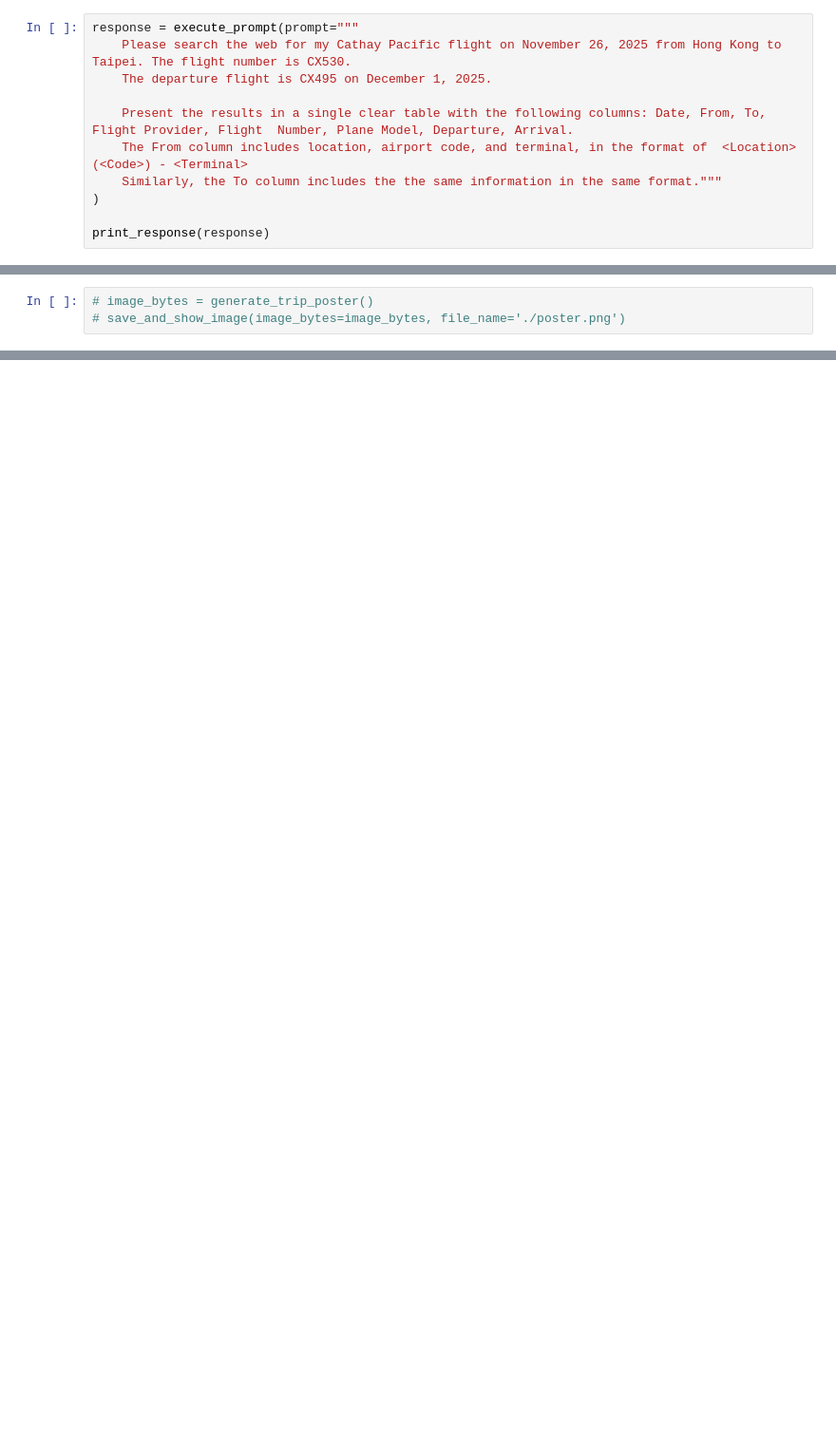
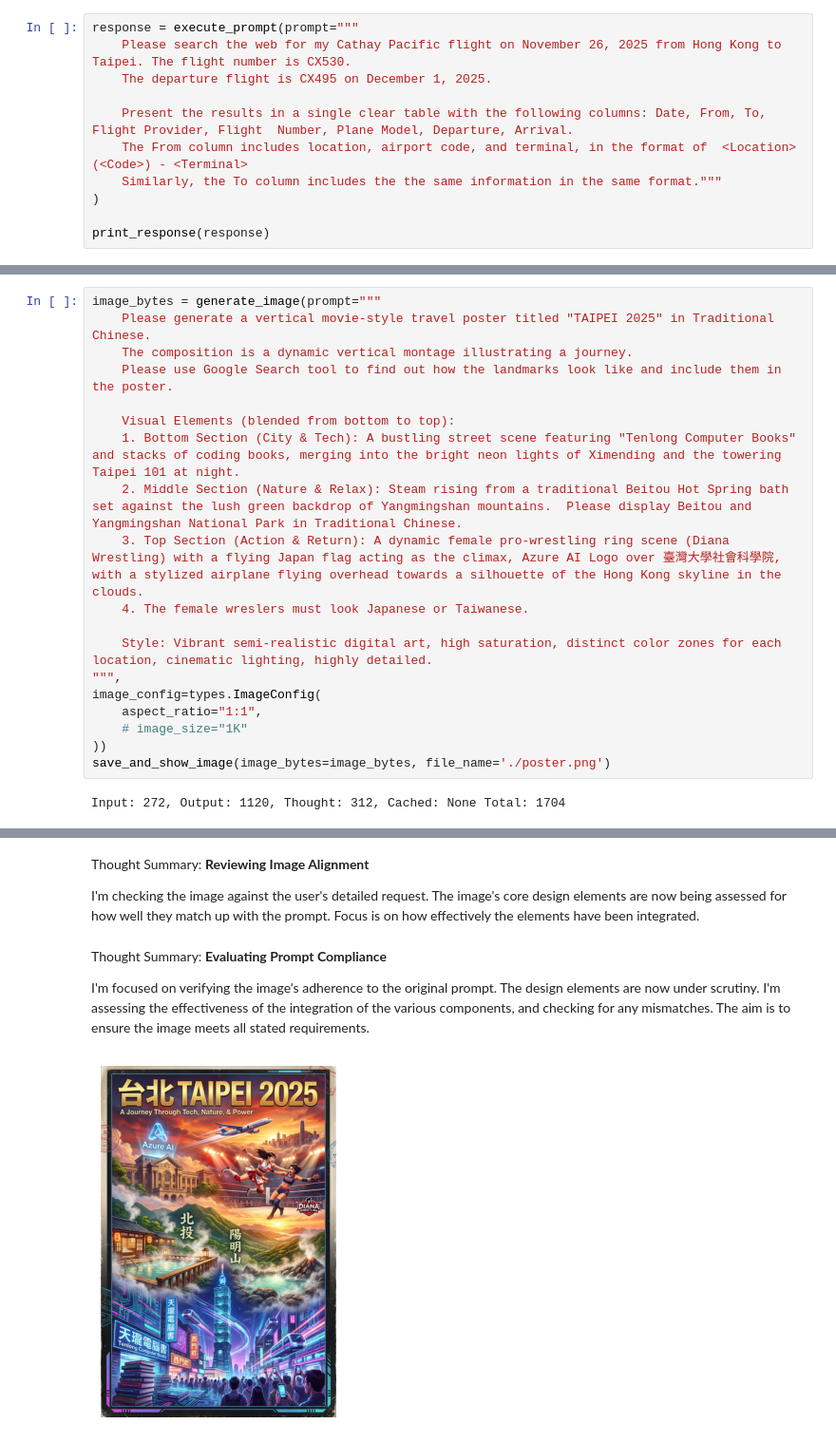
Before and after one commit to railsstudent/my-colab, a Jupyter notebook: gemini3-grounding/taipei_trip_planning.ipynb, the cells around one changed output, grey strips where cells are left out. Shown at 95% size. Cells and saved outputs as stored; diff of their text form; blank space fills up the shorter version.

Commit message:
refactor:  add a reusable generate_image function

```diff
--- a/gemini3-grounding/taipei_trip_planning.ipynb
+++ b/gemini3-grounding/taipei_trip_planning.ipynb
@@ -272,3 +311,21 @@ print_response(response)
 # %%
-# image_bytes = generate_trip_poster()
-# save_and_show_image(image_bytes=image_bytes, file_name='./poster.png')
+image_bytes = generate_image(prompt="""
+    Please generate a vertical movie-style travel poster titled "TAIPEI 2025" in Traditional Chinese.
+    The composition is a dynamic vertical montage illustrating a journey.
+    Please use Google Search tool to find out how the landmarks look like and include them in the poster.
+
+    Visual Elements (blended from bottom to top):
+    1. Bottom Section (City & Tech): A bustling street scene featuring "Tenlong Computer Books" and stacks of coding books, merging into the bright neon lights of Ximending and the towering Taipei 101 at night.
+    2. Middle Section (Nature & Relax): Steam rising from a traditional Beitou Hot Spring bath set against the lush green backdrop of Yangmingshan mountains.  Please display Beitou and Yangmingshan National Park in Traditional Chinese.
+    3. Top Section (Action & Return): A dynamic female pro-wrestling ring scene (Diana Wrestling) with a flying Japan flag acting as the climax, Azure AI Logo over 臺灣大學社會科學院, with a stylized airplane flying overhead towards a silhouette of the Hong Kong skyline in the clouds.
+    4. The female wreslers must look Japanese or Taiwanese.
+
+    Style: Vibrant semi-realistic digital art, high saturation, distinct color zones for each location, cinematic lighting, highly detailed.
+""",
+image_config=types.ImageConfig(
+    aspect_ratio="1:1",
+    # image_size="1K"
+))
+save_and_show_image(image_bytes=image_bytes, file_name='./poster.png')
+# %% [output]
+Input: 272, Output: 1120, Thought: 312, Cached: None Total: 1704
@@ -274,0 +344,9 @@ print_response(response)
+Thought Summary:
+ **Reviewing Image Alignment**
+
+I'm checking the image against the user's detailed request. The image's core design elements are now being assessed for how well they match up with the prompt. Focus is on how effectively the elements have been integrated.
+Thought Summary:
+ **Evaluating Prompt Compliance**
+
+I'm focused on verifying the image's adherence to the original prompt. The design elements are now under scrutiny. I'm assessing the effectiveness of the integration of the various components, and checking for any mismatches. The aim is to ensure the image meets all stated requirements.
+[figure, added]
```
Also changed, not shown: parts of 5 cells of this notebook.
